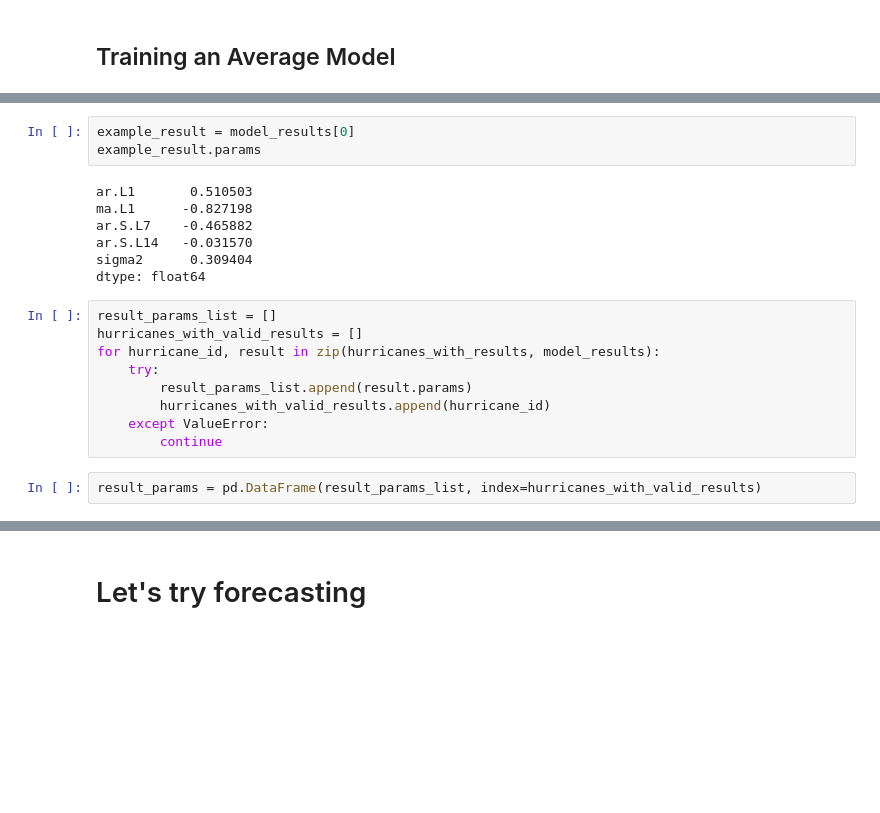
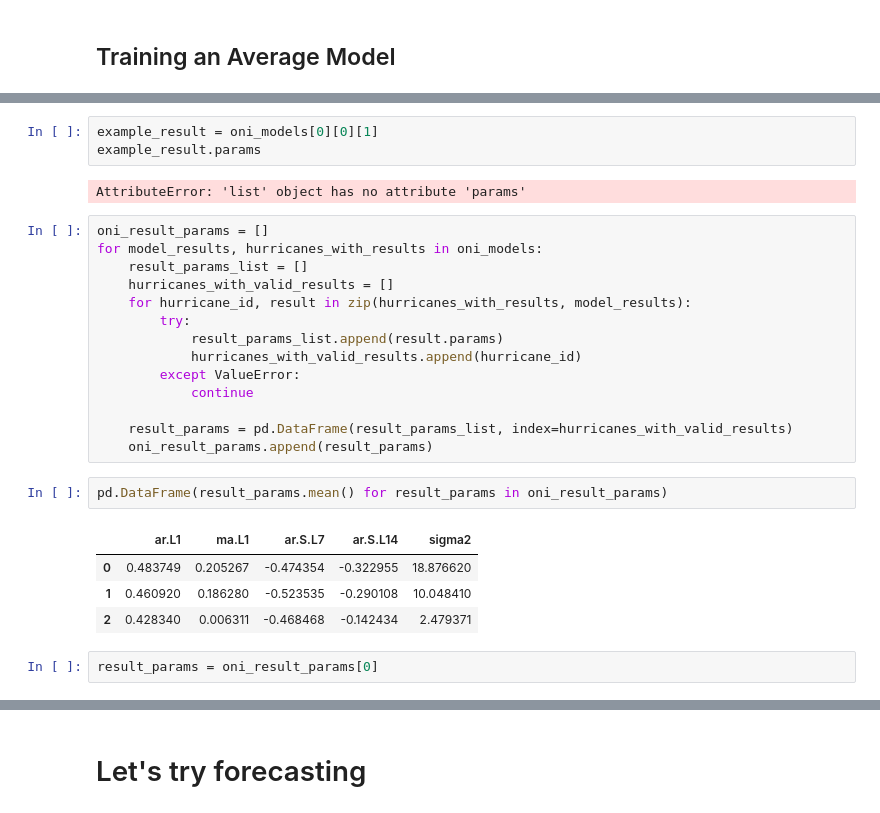
Before and after one commit to saad-usmani/hurricane_gary, a Jupyter notebook: SARIMAX model.ipynb, the cells around one changed output, grey strips where cells are left out. Cells and saved outputs as stored; diff of their text form; blank space fills up the shorter version.

```diff
--- a/SARIMAX model.ipynb
+++ b/SARIMAX model.ipynb
@@ -275,24 +308,31 @@ ValueError: Length of passed values is 5, index implies 4
 # %%
-example_result = model_results[0]
+example_result = oni_models[0][0][1]
 example_result.params
 # %% [output]
-ar.L1       0.510503
-ma.L1      -0.827198
-ar.S.L7    -0.465882
-ar.S.L14   -0.031570
-sigma2      0.309404
-dtype: float64
+AttributeError: 'list' object has no attribute 'params'
 # %%
-result_params_list = []
-hurricanes_with_valid_results = []
-for hurricane_id, result in zip(hurricanes_with_results, model_results):
-    try:
-        result_params_list.append(result.params)
-        hurricanes_with_valid_results.append(hurricane_id)
-    except ValueError:
-        continue
+oni_result_params = []
+for model_results, hurricanes_with_results in oni_models:
+    result_params_list = []
+    hurricanes_with_valid_results = []
+    for hurricane_id, result in zip(hurricanes_with_results, model_results):
+        try:
+            result_params_list.append(result.params)
+            hurricanes_with_valid_results.append(hurricane_id)
+        except ValueError:
+            continue
+
+    result_params = pd.DataFrame(result_params_list, index=hurricanes_with_valid_results)
+    oni_result_params.append(result_params)
-# %%
-result_params = pd.DataFrame(result_params_list, index=hurricanes_with_valid_results)
+# %%
+pd.DataFrame(result_params.mean() for result_params in oni_result_params)
+# %% [output]
+|  | ar.L1 | ma.L1 | ar.S.L7 | ar.S.L14 | sigma2 |
+| 0 | 0.483749 | 0.205267 | -0.474354 | -0.322955 | 18.876620 |
+| 1 | 0.460920 | 0.186280 | -0.523535 | -0.290108 | 10.048410 |
+| 2 | 0.428340 | 0.006311 | -0.468468 | -0.142434 | 2.479371 |
+# %%
+result_params = oni_result_params[0]
 # %%
 result_params.head()
 # %% [output]
```
Also changed, not shown: parts of 11 cells of this notebook.
